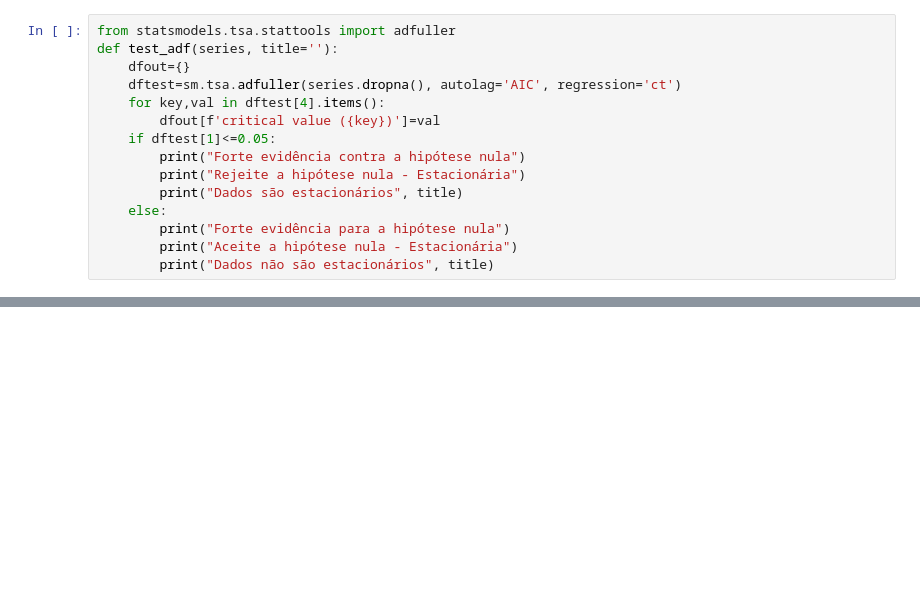
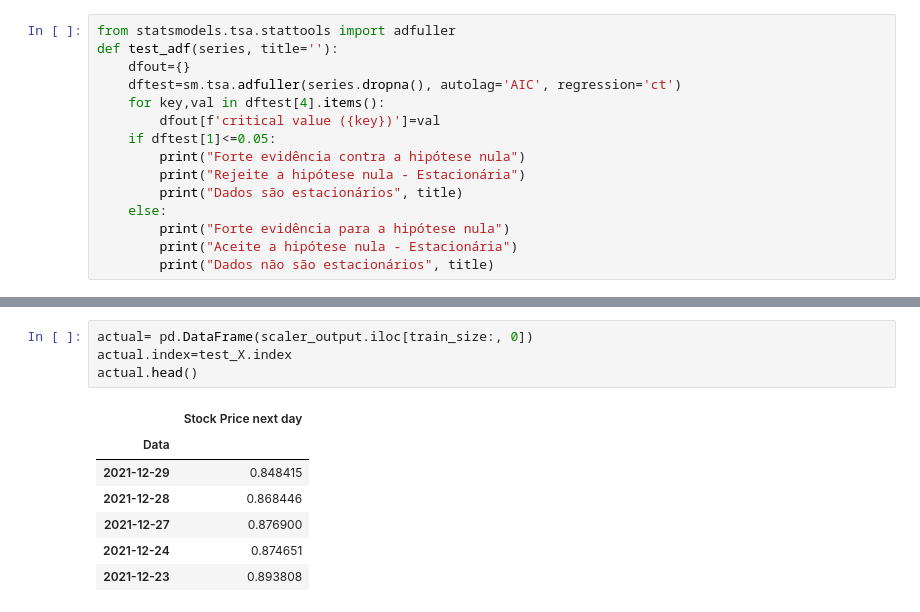
Before and after one commit to DajeanArcila/biblioteca_pandas, a Jupyter notebook: ML_prediçao_dolar.ipynb, the cells around one changed output, grey strips where cells are left out. Drawn from its saved outputs; the diff is of its cells as text; blank space fills up the shorter version.

```diff
--- a/ML_prediçao_dolar.ipynb
+++ b/ML_prediçao_dolar.ipynb
@@ -178,0 +310,12 @@ def test_adf(series, title=''):
+# %%
+actual= pd.DataFrame(scaler_output.iloc[train_size:, 0])
+actual.index=test_X.index
+actual.head()
+# %% [output]
+|  | Stock Price next day |
+| Data |  |
+| 2021-12-29 | 0.848415 |
+| 2021-12-28 | 0.868446 |
+| 2021-12-27 | 0.876900 |
+| 2021-12-24 | 0.874651 |
+| 2021-12-23 | 0.893808 |
```
Also changed, not shown: parts of 18 cells of this notebook.
